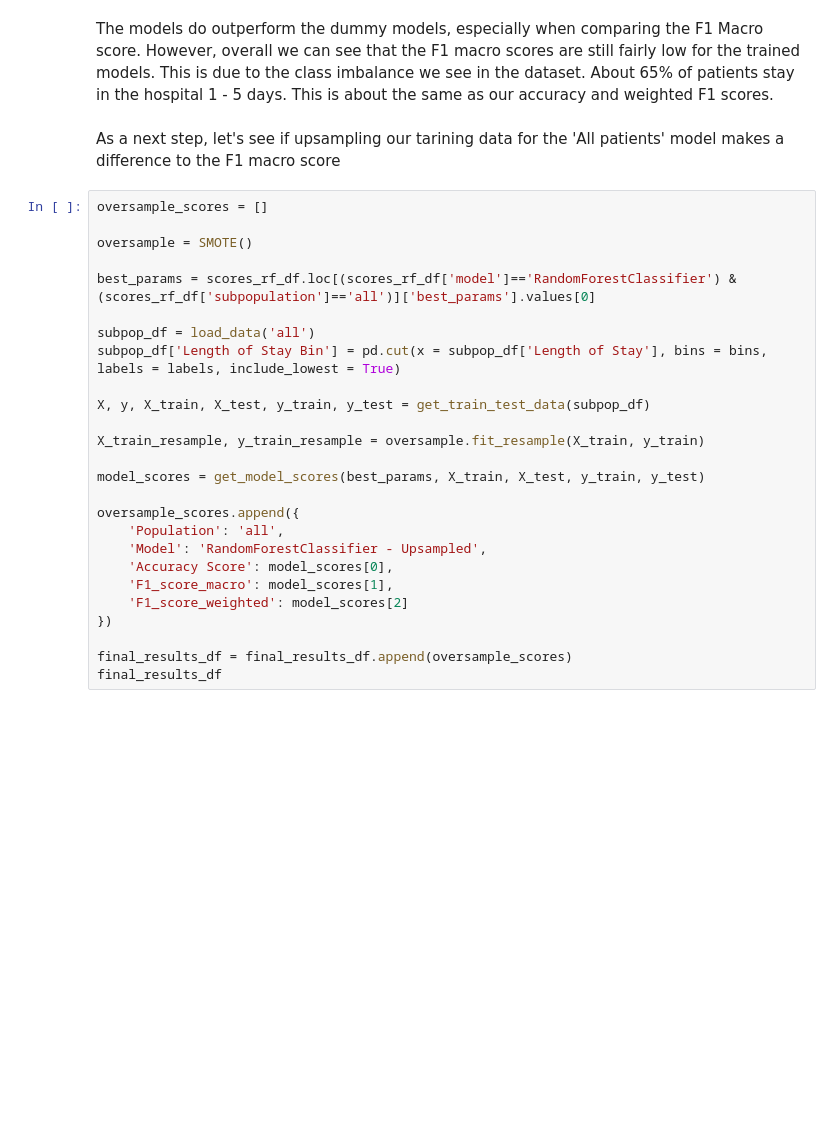
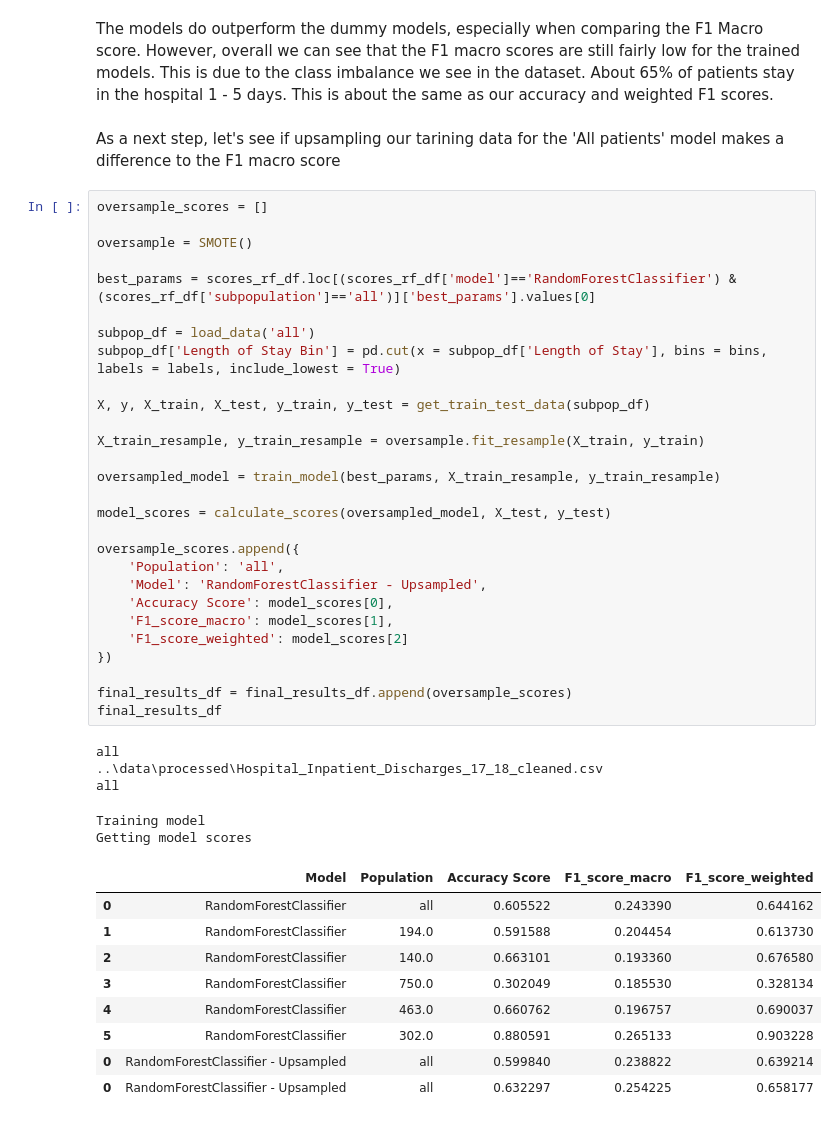
Before and after one commit to srilekha-sikhinam/medficient, a Jupyter notebook: notebooks/length_of_stay_classification_model_explorations.ipynb, the cells around one changed output. Drawn from its saved outputs; the diff is of its cells as text; blank space fills up the shorter version.

```diff
--- a/notebooks/length_of_stay_classification_model_explorations.ipynb
+++ b/notebooks/length_of_stay_classification_model_explorations.ipynb
@@ -268,28 +438,45 @@ As a next step, let's see if upsampling our tarining data for the 'All patients'
 # %%
 oversample_scores = []
 
 oversample = SMOTE()
 
 best_params = scores_rf_df.loc[(scores_rf_df['model']=='RandomForestClassifier') & (scores_rf_df['subpopulation']=='all')]['best_params'].values[0]
 
 subpop_df = load_data('all')
 subpop_df['Length of Stay Bin'] = pd.cut(x = subpop_df['Length of Stay'], bins = bins, labels = labels, include_lowest = True)
 
 X, y, X_train, X_test, y_train, y_test = get_train_test_data(subpop_df)
 
 X_train_resample, y_train_resample = oversample.fit_resample(X_train, y_train)
 
-model_scores = get_model_scores(best_params, X_train, X_test, y_train, y_test)
+oversampled_model = train_model(best_params, X_train_resample, y_train_resample)
+
+model_scores = calculate_scores(oversampled_model, X_test, y_test)
 
 oversample_scores.append({
     'Population': 'all',
     'Model': 'RandomForestClassifier - Upsampled',
     'Accuracy Score': model_scores[0],
     'F1_score_macro': model_scores[1],
     'F1_score_weighted': model_scores[2]
 })
 
 final_results_df = final_results_df.append(oversample_scores)
 final_results_df
+# %% [output]
+all
+..\data\processed\Hospital_Inpatient_Discharges_17_18_cleaned.csv
+all
+Training model
+Getting model scores
+|  | Model | Population | Accuracy Score | F1_score_macro | F1_score_weighted |
+| 0 | RandomForestClassifier | all | 0.605522 | 0.243390 | 0.644162 |
+| 1 | RandomForestClassifier | 194.0 | 0.591588 | 0.204454 | 0.613730 |
+| 2 | RandomForestClassifier | 140.0 | 0.663101 | 0.193360 | 0.676580 |
+| 3 | RandomForestClassifier | 750.0 | 0.302049 | 0.185530 | 0.328134 |
+| 4 | RandomForestClassifier | 463.0 | 0.660762 | 0.196757 | 0.690037 |
+| 5 | RandomForestClassifier | 302.0 | 0.880591 | 0.265133 | 0.903228 |
+| 0 | RandomForestClassifier - Upsampled | all | 0.599840 | 0.238822 | 0.639214 |
+| 0 | RandomForestClassifier - Upsampled | all | 0.632297 | 0.254225 | 0.658177 |
 # %%
 #Plot dummy classifiers vs rf model performance for each population
```
Also changed, not shown: parts of 15 cells of this notebook, 23 other files.
